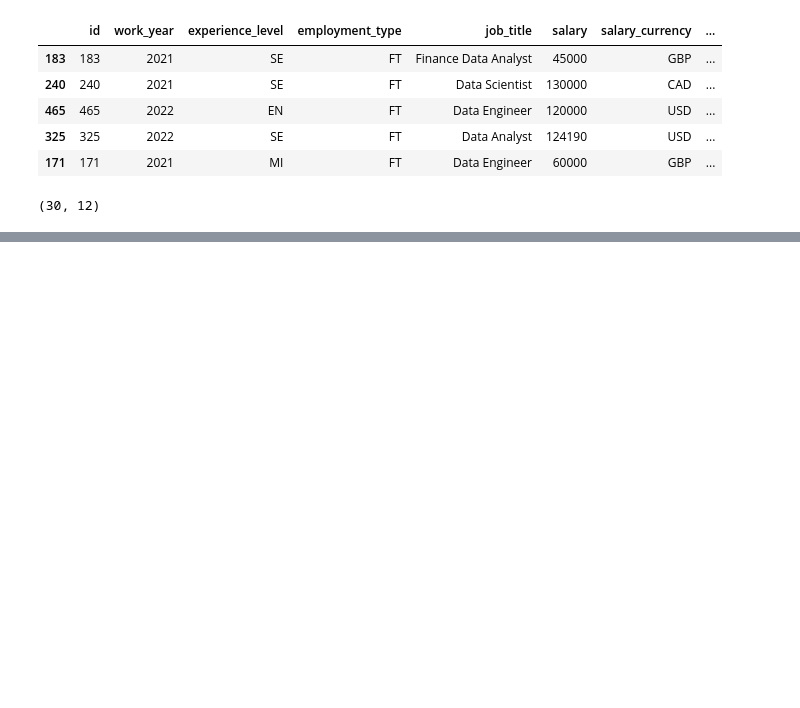
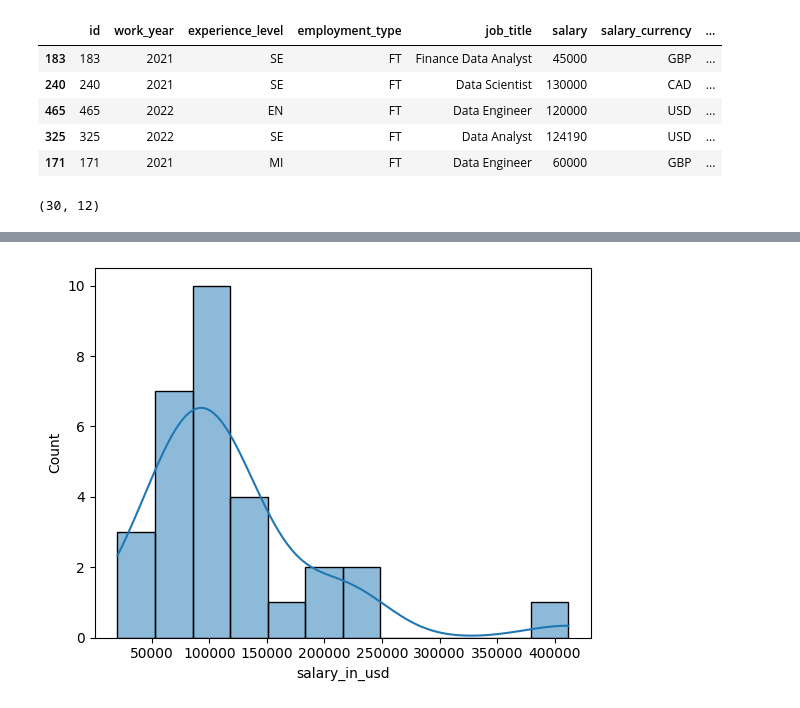
Before and after one commit to bhandariarun/365-365-days, a Jupyter notebook: March/Kaggle_data.ipynb, the cells around one changed output, grey strips where cells are left out. Drawn from its saved outputs; the diff is of its cells as text; code cells hidden in the pictures; blank space fills up the shorter version.

```diff
--- a/March/Kaggle_data.ipynb
+++ b/March/Kaggle_data.ipynb
@@ -32,5 +32,5 @@ x.shape
 # %% [output]
 (30, 12)
 # %%
-datas = x['Purchase Amount (USD)']
+datas = x['salary_in_usd']
 datas.head
@@ -36,0 +55,5 @@ datas.head
+# %%
+sns.histplot(datas, kde=True)
+plt.show()
+# %% [output]
+[figure, added]
```
Also changed, not shown: parts of 7 cells of this notebook.
